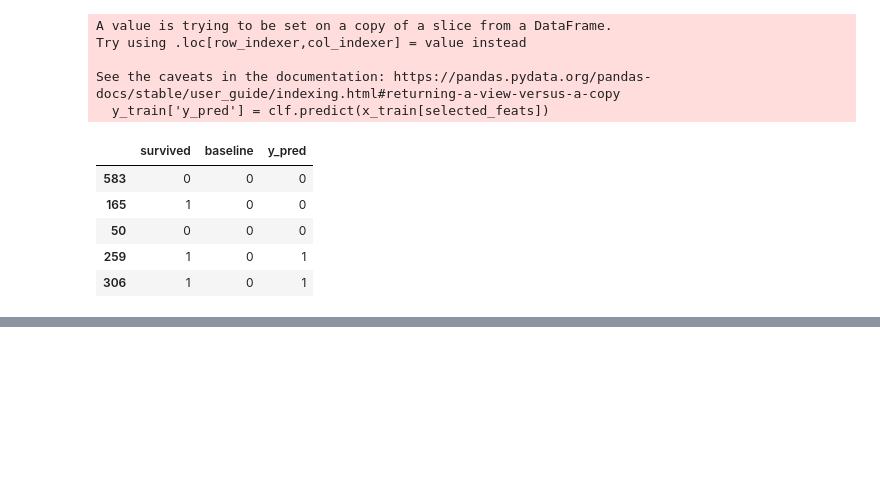
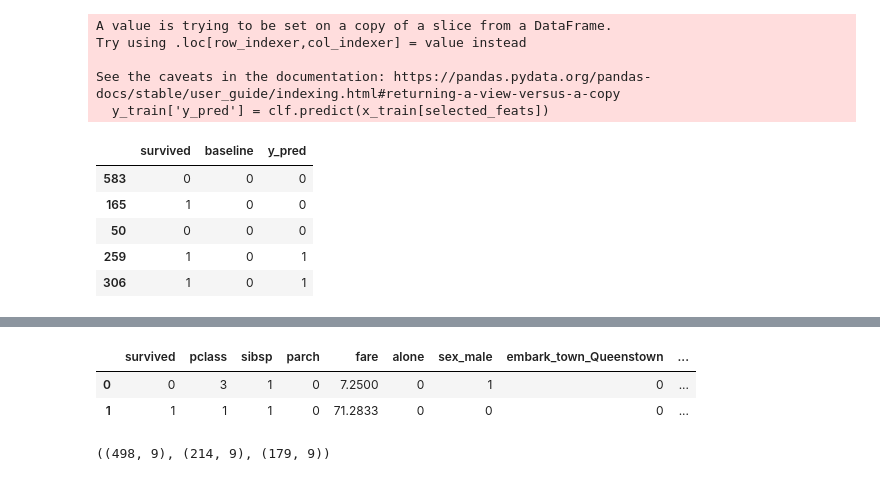
Before and after one commit to MatthewL09/classification-exercises, a Jupyter notebook: model.ipynb, the cells around one changed output, grey strips where cells are left out. Saved outputs shown, nothing was run; the diff lists cells and outputs as text; code cells hidden in the pictures; blank space fills up the shorter version.

```diff
--- a/model.ipynb
+++ b/model.ipynb
@@ -425,0 +445,3 @@ y_train.head()
+# %%
+kndf = acquire.get_titanic_data()
+kndf = prepare.prep_titanic(kndf)
@@ -425,0 +459,8 @@ y_train.head()
+# %%
+kndf = kndf.drop(columns = ['sex', 'embark_town'])
+# %%
+kndf.head(2)
+# %% [output]
+|  | survived | pclass | sibsp | parch | fare | alone | sex_male | embark_town_Queenstown | ... |
+| 0 | 0 | 3 | 1 | 0 | 7.2500 | 0 | 1 | 0 | ... |
+| 1 | 1 | 1 | 1 | 0 | 71.2833 | 0 | 0 | 0 | ... |
@@ -425,0 +477,4 @@ y_train.head()
+# %%
+train.shape, validate.shape, test.shape
+# %% [output]
+((498, 9), (214, 9), (179, 9))
```
Also changed, not shown: parts of 25 cells of this notebook.
